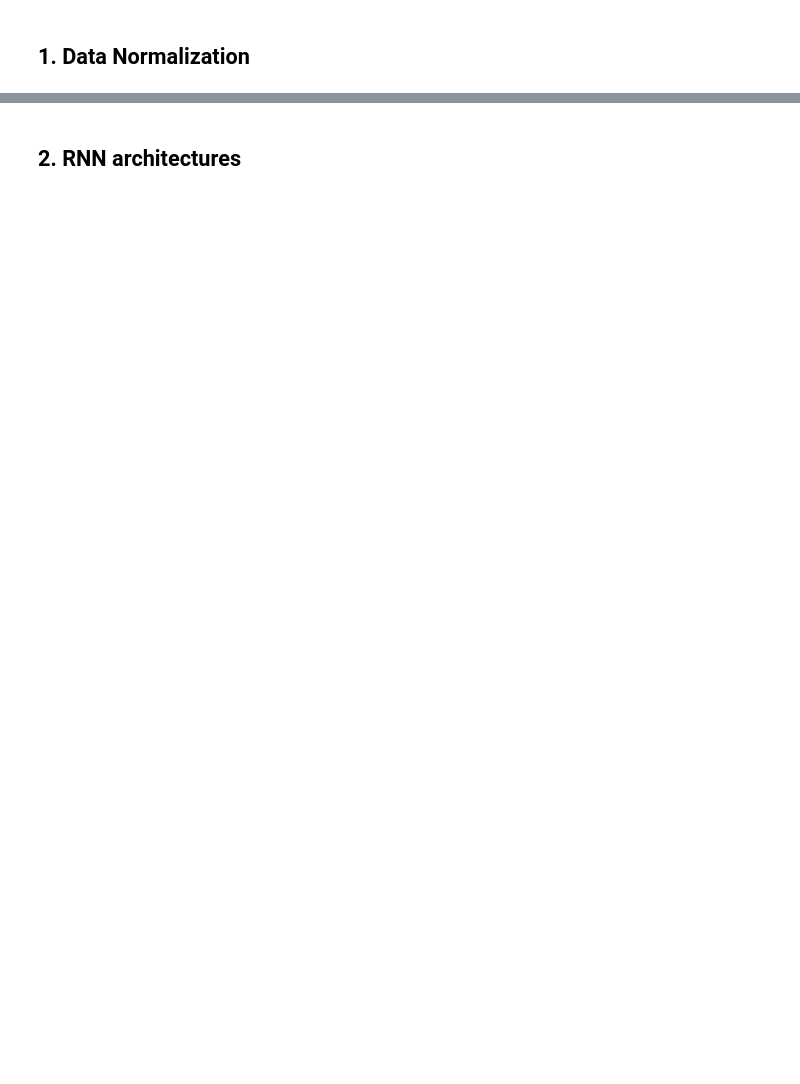
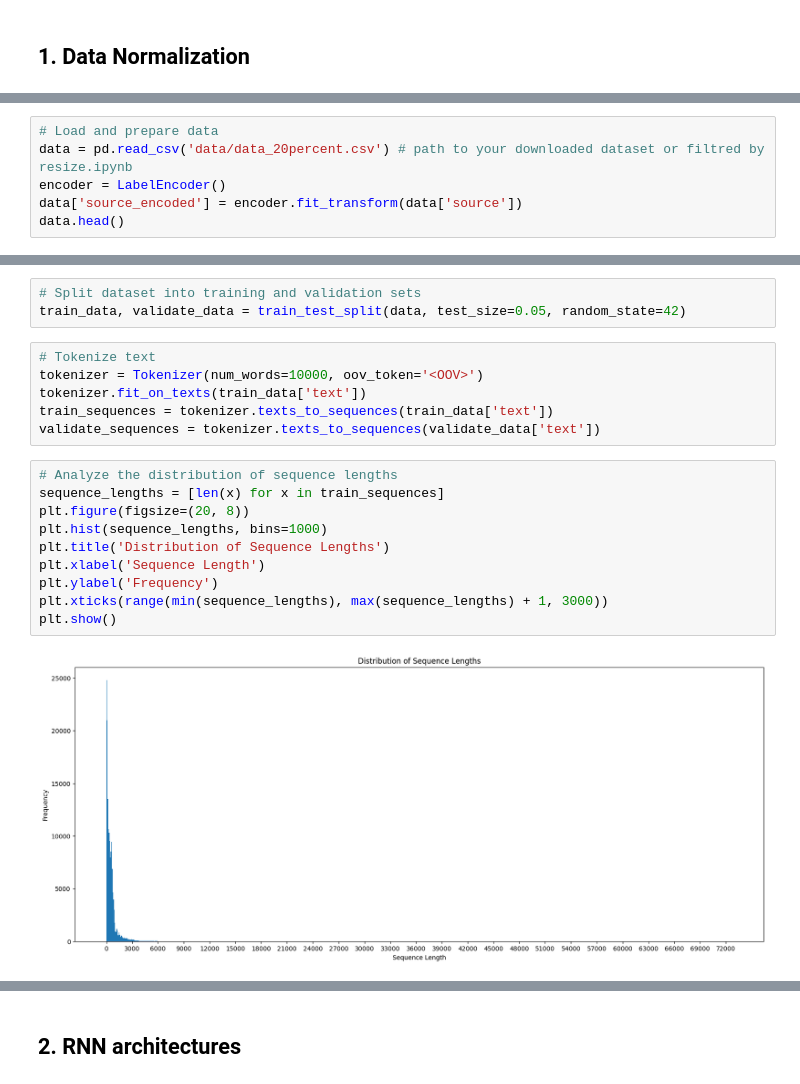
Before and after one commit to a13xe/RNN-Human-vs-LLM, a Jupyter notebook: RNN.ipynb, the cells around one changed output, grey strips where cells are left out. Saved outputs shown, nothing was run; the diff lists cells and outputs as text; blank space fills up the shorter version.

```diff
--- a/RNN.ipynb
+++ b/RNN.ipynb
@@ -25,0 +38,6 @@ X_train, X_validate, y_train, y_validate = train_test_split(data, labels, test_s
+# %%
+# Load and prepare data
+data = pd.read_csv('data/data_20percent.csv') # path to your downloaded dataset or filtred by resize.ipynb
+encoder = LabelEncoder()
+data['source_encoded'] = encoder.fit_transform(data['source'])
+data.head()
@@ -25,0 +68,21 @@ X_train, X_validate, y_train, y_validate = train_test_split(data, labels, test_s
+# %%
+# Split dataset into training and validation sets
+train_data, validate_data = train_test_split(data, test_size=0.05, random_state=42)
+# %%
+# Tokenize text
+tokenizer = Tokenizer(num_words=10000, oov_token='<OOV>')
+tokenizer.fit_on_texts(train_data['text'])
+train_sequences = tokenizer.texts_to_sequences(train_data['text'])
+validate_sequences = tokenizer.texts_to_sequences(validate_data['text'])
+# %%
+# Analyze the distribution of sequence lengths
+sequence_lengths = [len(x) for x in train_sequences]
+plt.figure(figsize=(20, 8))
+plt.hist(sequence_lengths, bins=1000)
+plt.title('Distribution of Sequence Lengths')
+plt.xlabel('Sequence Length')
+plt.ylabel('Frequency')
+plt.xticks(range(min(sequence_lengths), max(sequence_lengths) + 1, 3000))
+plt.show()
+# %% [output]
+[figure, added]
```
Also changed, not shown: parts of 24 cells of this notebook.
